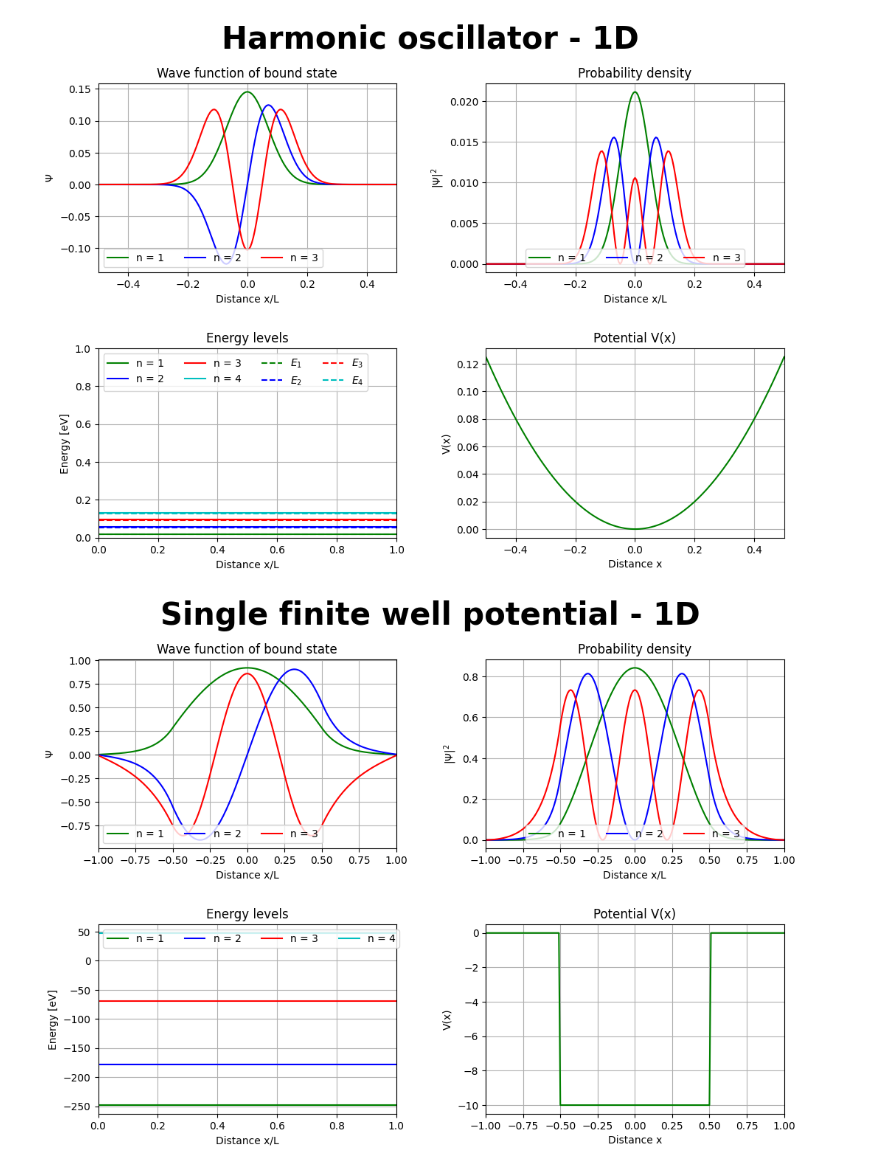
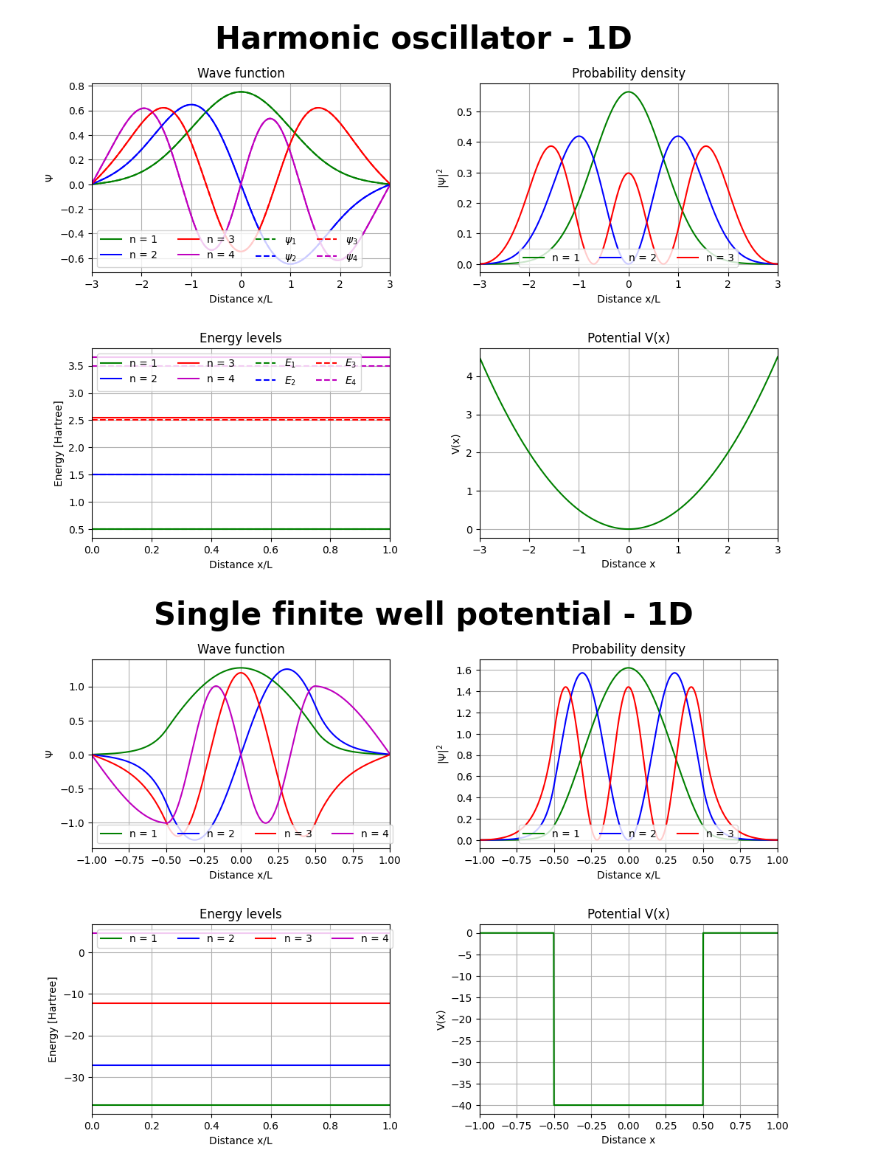
Before and after one commit to willidu/TFY4215, a Jupyter notebook: numeric_1/Jupyter/notebook.ipynb, the cells around one changed output. Saved outputs shown, nothing was run; the diff lists cells and outputs as text; code cells hidden in the pictures.

```diff
--- a/numeric_1/Jupyter/notebook.ipynb
+++ b/numeric_1/Jupyter/notebook.ipynb
@@ -175,92 +166,92 @@ Uses Hartree atomic units:
     Electron mass = 1;
     Elementary charge = 1;
     Reduced Plack's constant = 1;
-    Length in terms of Bohr radii.
+    Omega = 1.
 """
 
-import numpy as np
-import matplotlib.pyplot as plt
-# from scipy.constants import physical_constants
+# import numpy as np
+# import matplotlib.pyplot as plt
+# # from scipy.constants import physical_constants
 from scipy.special import eval_hermite
 
-# from schrodinger import BOHR_RADII, schrodinger, plot
+# from schrodinger import schrodinger, plot
 
 def V(x: float | np.ndarray) -> float | np.ndarray:
     """
     Potential of oscillator
     """
     return x ** 2 / 2.
 
+
 def Psi(x: float | np.ndarray, n: int) -> float | np.ndarray:
     """
     Wave function - analytical solution
     TODO - Denne er feil:)
     """
-    a = 1. / np.sqrt((2 ** n) * np.math.factorial(n))
-    b = (1. / np.pi) ** (1. / 4.)
-    c = np.exp(- (x ** 2) / 2.)
-    return a * b * c * eval_hermite(n, x)
+    # a = 1. / np.sqrt((2 ** n) * np.math.factorial(n))
+    # b = (1. / np.pi) ** (1. / 4.)
+    # c = np.exp(- (x ** 2) / 2.)
+    # return
+    # # # return a * b * c * eval_hermite(n, x)
     H_n = eval_hermite(n, x)
     scale_param = np.sqrt(2. ** n * np.math.factorial(n) * np.sqrt(np.pi))
     return H_n * np.exp(-0.5 * x ** 2) / scale_param
 
+
 def E(n: int) -> float:
     """
-    Energy level- analytical solution. In eV.
+    Energy level- analytical solution in Hartree.
     """
-    return (n + 0.5) * physical_constants['electron volt-hartree relationship'][0]
+    return (n + 0.5)
+
 
 def main():
-    N = 200
-    dx = 1e-10 / BOHR_RADII  # 1 Å as bohr radii
-    x = np.linspace(-1/2, 1/2, N+1)
-
-    analytical_e_levels = [E(n) for n in range(0, 4)]
-
-    energy, psi = schrodinger(V(x/dx), dx)
+    N = 1000
+    x, dx = np.linspace(-3, 3, N, retstep=True)
+    energy, psi = schrodinger(V(x), dx)
 
     plot(
         energy, psi, x, V(x),
-        energy_lvls_analytical=analytical_e_levels,
+        psi_analytical=[Psi(x, n) for n in range(0, 4)],
+        energy_lvls_analytical=[E(n) for n in range(0, 4)],
         title='Harmonic oscillator - 1D'
     )
 
 if __name__ == '__main__':
     main()
     plt.show()
 # %% [output]
-[figure, old version]
+[figure, new version]
 # %%
 """
 This module is a solution to the 'Signle finite well potential' problem.
 Uses Hartree atomic units:
     Electron mass = 1;
     Elementary charge = 1;
-    Reduced Plack's constant = 1;
-    Length in terms of Bohr radii.
+    Reduced Plack's constant = 1.
 """
 
 # import numpy as np
 # import matplotlib.pyplot as plt
 
-# from schrodinger import BOHR_RADII, schrodinger, plot
+# from schrodinger import schrodinger, plot
 
 def V(x: float | np.ndarray, v0: float = -10.) -> float | np.ndarray:
     """
     Potential inside well.
-    V0 for x in [-L/2, L/2].
+    V0 for x in [-1/2, 1/2].
     """
     return np.where(np.logical_and(x >= -0.5, x <= 0.5), v0, 0)
 
+
 def main():
-    N = 200
-    dx = 1e-12 / BOHR_RADII  # 1 picometer as bohr radii
-    x = np.linspace(-1, 1, N+1)
-
-    energy, psi = schrodinger(V(x), dx)
+    N = 1000
+    x, dx = np.linspace(-1, 1, N, retstep=True)
+    potential = V(x, v0=-40)  # V0 = -40 yields three bound states
+    energy, psi = schrodinger(potential, dx)
 
     plot(
-        energy, psi, x, V(x),
+        energy, psi, x, potential,
         title='Single finite well potential - 1D'
     )
 
@@ -268,7 +259,7 @@ if __name__ == '__main__':
     main()
     plt.show()
 # %% [output]
-[figure, old version]
+[figure, new version]
 # %%
 """
 This module is a solution to the 'Multiple finite wells potential' problem.
```
Also changed, not shown: parts of 4 cells of this notebook, 6 other files.
